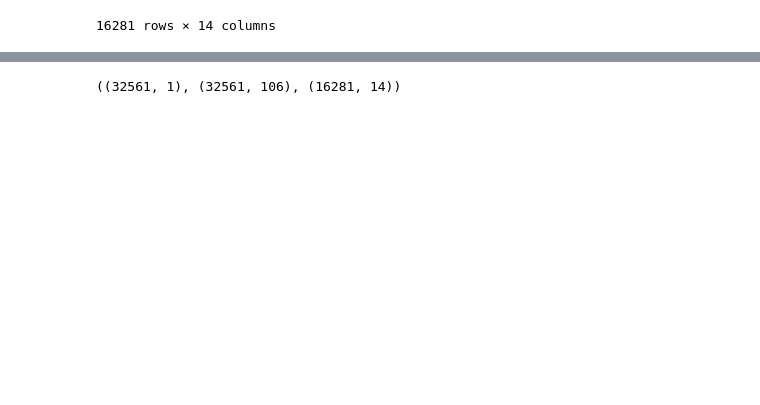
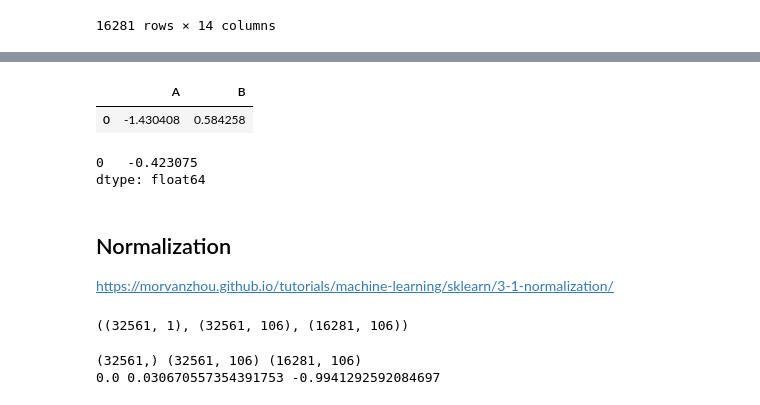
Before and after one commit to z76316/Machine_Learning_NTU, a Jupyter notebook: 2_predict_income_by_logistic_regression_and_generative_model/p1_logistic.ipynb, the cells around one changed output, grey strips where cells are left out. Saved outputs shown, nothing was run; the diff lists cells and outputs as text; code cells hidden in the pictures; blank space fills up the shorter version.

```diff
--- a/2_predict_income_by_logistic_regression_and_generative_model/p1_logistic.ipynb
+++ b/2_predict_income_by_logistic_regression_and_generative_model/p1_logistic.ipynb
@@ -154,0 +159,14 @@ df_test
+# %%
+random = np.random.randn(1,2)
+diff = pd.DataFrame(random, columns=list('AB'))
+display(diff)
+diff.mean(axis=1)
+# %% [output]
+|  | A | B |
+| 0 | -1.430408 | 0.584258 |
+0   -0.423075
+dtype: float64
+# %% [markdown]
+## Normalization
+
+https://morvanzhou.github.io/tutorials/machine-learning/sklearn/3-1-normalization/
@@ -155,7 +193,22 @@ df_test
 # %%
 y_train = df_Y_train.values
 x_train = df_X_train.values
-x_test = df_test.values
+x_test = df_X_test.values
 y_train.shape, x_train.shape, x_test.shape
 # %% [output]
-((32561, 1), (32561, 106), (16281, 14))
+((32561, 1), (32561, 106), (16281, 106))
+# %%
+y_train = y_train.astype('float')
+x_train = x_train.astype('float')
+x_test = x_test.astype('float')
+
+y_train = y_train.reshape(-1)
+
+x_train = normalize(x_train)
+x_test = normalize(x_test)
+
+print(y_train.shape, x_train.shape, x_test.shape)
+print(y_train[0], x_train[0,0], x_test[0,0])
+# %% [output]
+(32561,) (32561, 106) (16281, 106)
+0.0 0.030670557354391753 -0.9941292592084697
```
Also changed, not shown: parts of 6 cells of this notebook.
